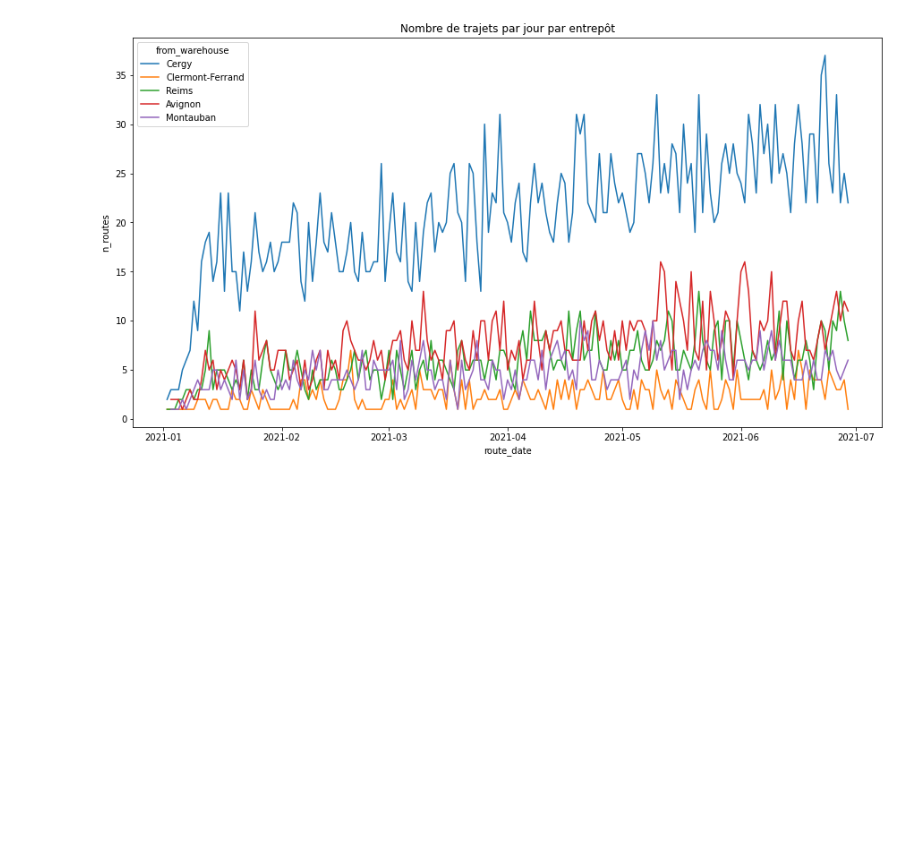
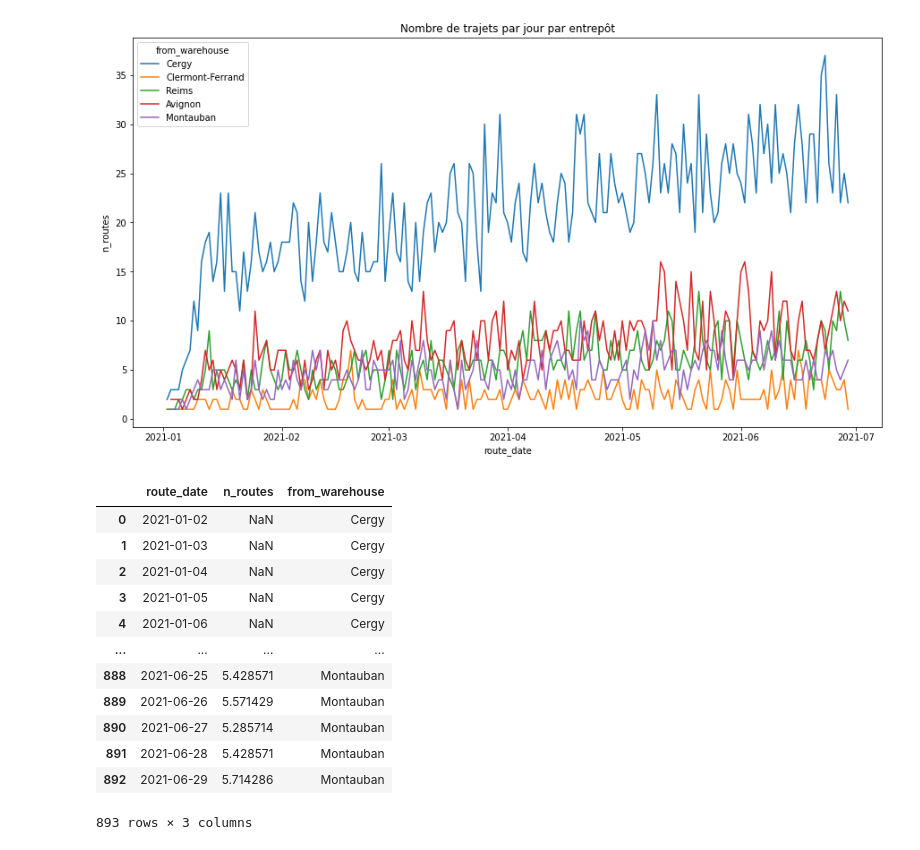
Before and after one commit to maximecharpentierdata/eki-g17, a Jupyter notebook: diagnostic/implantation_entrepots.ipynb, the cells around one changed output. Drawn from its saved outputs; the diff is of its cells as text; code cells hidden in the pictures; blank space fills up the shorter version.

```diff
--- a/diagnostic/implantation_entrepots.ipynb
+++ b/diagnostic/implantation_entrepots.ipynb
@@ -137,0 +163,16 @@ Text(0.5, 1.0, 'Nombre de trajets par jour par entrepôt')
+# %%
+df2
+# %% [output]
+|  | route_date | n_routes | from_warehouse |
+| 0 | 2021-01-02 | NaN | Cergy |
+| 1 | 2021-01-03 | NaN | Cergy |
+| 2 | 2021-01-04 | NaN | Cergy |
+| 3 | 2021-01-05 | NaN | Cergy |
+| 4 | 2021-01-06 | NaN | Cergy |
+| ... | ... | ... | ... |
+| 888 | 2021-06-25 | 5.428571 | Montauban |
+| 889 | 2021-06-26 | 5.571429 | Montauban |
+| 890 | 2021-06-27 | 5.285714 | Montauban |
+| 891 | 2021-06-28 | 5.428571 | Montauban |
+| 892 | 2021-06-29 | 5.714286 | Montauban |
+893 rows × 3 columns
```
Also changed, not shown: parts of 6 cells of this notebook, 15 other files.
